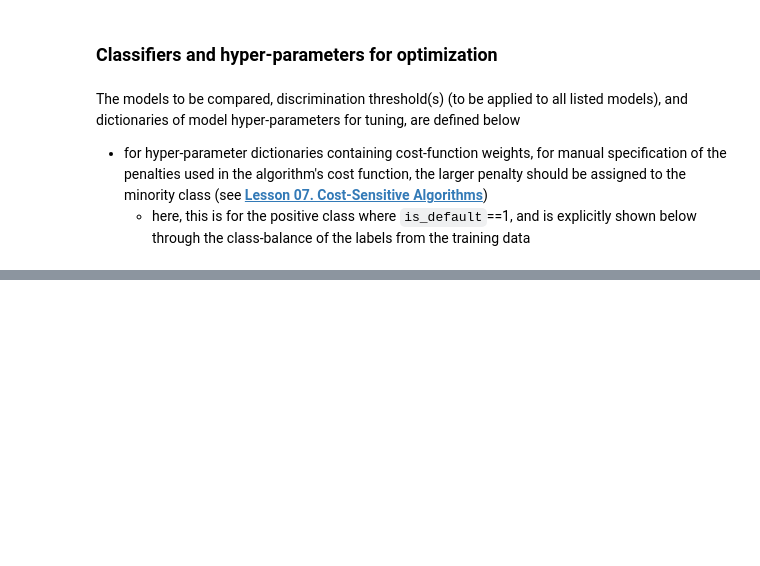
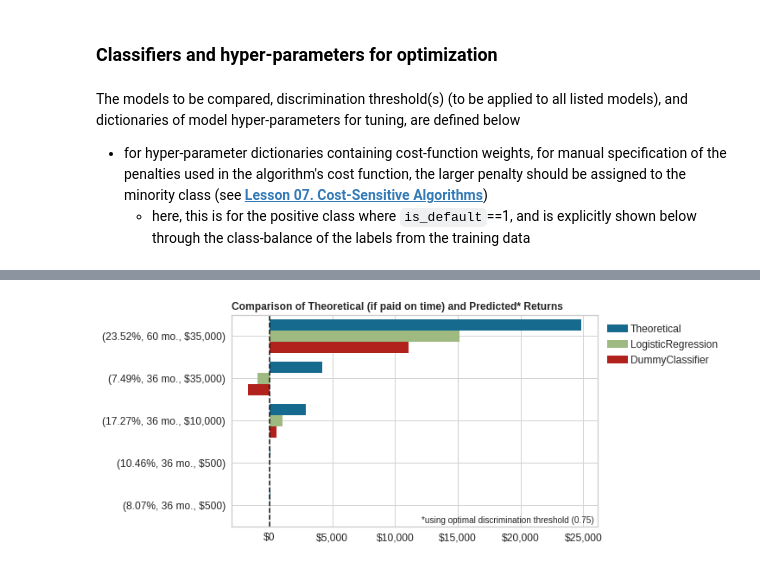
Before and after one commit to edesz/predict-loan-defaults, a Jupyter notebook: 5_experiments_in_classification_v2.ipynb, the cells around one changed output, grey strips where cells are left out. Drawn from its saved outputs; the diff is of its cells as text; code cells hidden in the pictures; blank space fills up the shorter version.

```diff
--- a/5_experiments_in_classification_v2.ipynb
+++ b/5_experiments_in_classification_v2.ipynb
@@ -498,0 +693,5 @@ display(df_gs[cols_to_show])
+# %%
+%%time
+best_pipe.fit(X_train_val, y_train_val)
+best_dummy_pipe.fit(X_train_val, y_train_val)
+y_probs_test = best_pipe.predict_proba(X_test)[:, 1]
@@ -498,0 +701,3 @@ display(df_gs[cols_to_show])
+# %%
+_, confs_test = get_components_of_returns(X_train_val)
+confs_test
@@ -498,0 +710,5 @@ display(df_gs[cols_to_show])
+# %%
+%%time
+df_returns_best_t_test, _ = plot_cost_function_based_threshold_tuning_plots(best_pipe, best_dummy_pipe, X_test, y_test, confs_test, [best_t])
+df_returns_best_t_test = threshold_tuning_reshaping(df_returns_best_t_test)
+display(df_returns_best_t_test)
@@ -498,0 +734,12 @@ display(df_gs[cols_to_show])
+# %%
+plot_returns(
+    df_returns_best_t_test.sort_values(by=["clf", "return"], ascending=[False, False]),
+    ptitle="Comparison of Theoretical (if paid on time) and Predicted* Returns",
+    annotation_text=f"*using optimal discrimination threshold ({best_t})",
+    axis_tick_fontsize=12,
+    annotation_text_fontsize=10,
+    annotation_loc=(0.99, 0.01),
+    fig_size=(8, 4),
+)
+# %% [output]
+[figure, added]
```
Also changed, not shown: parts of 47 cells of this notebook, 11 other files.
